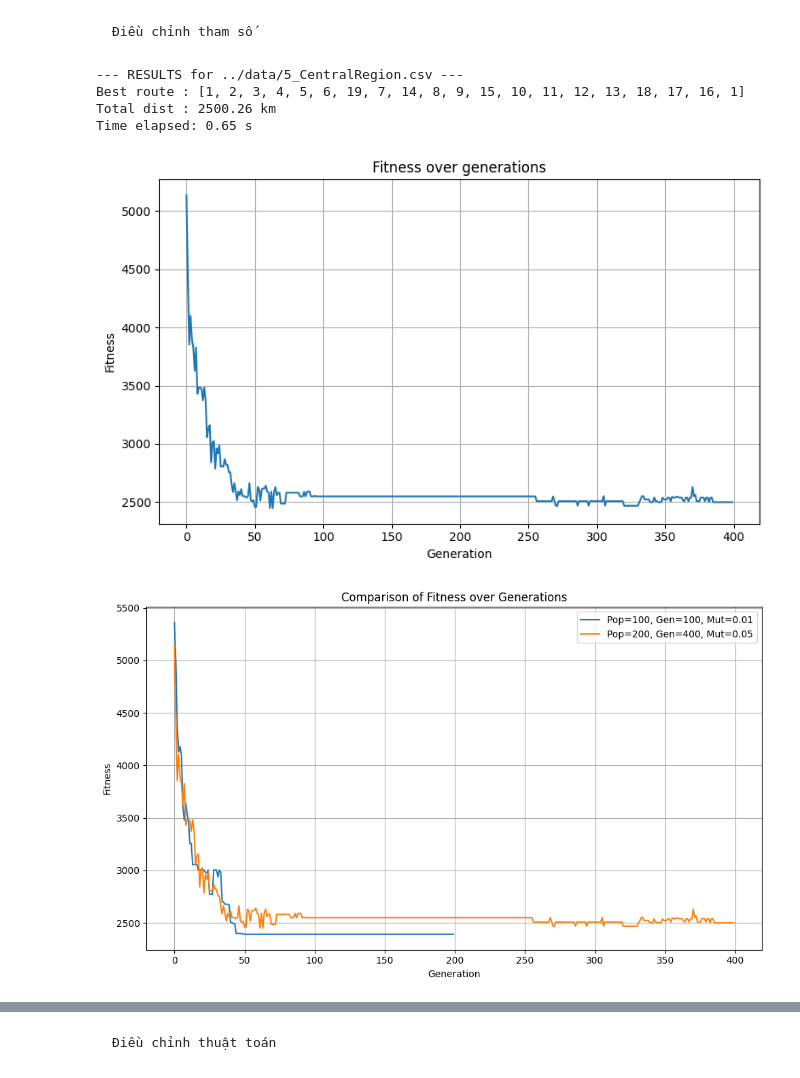
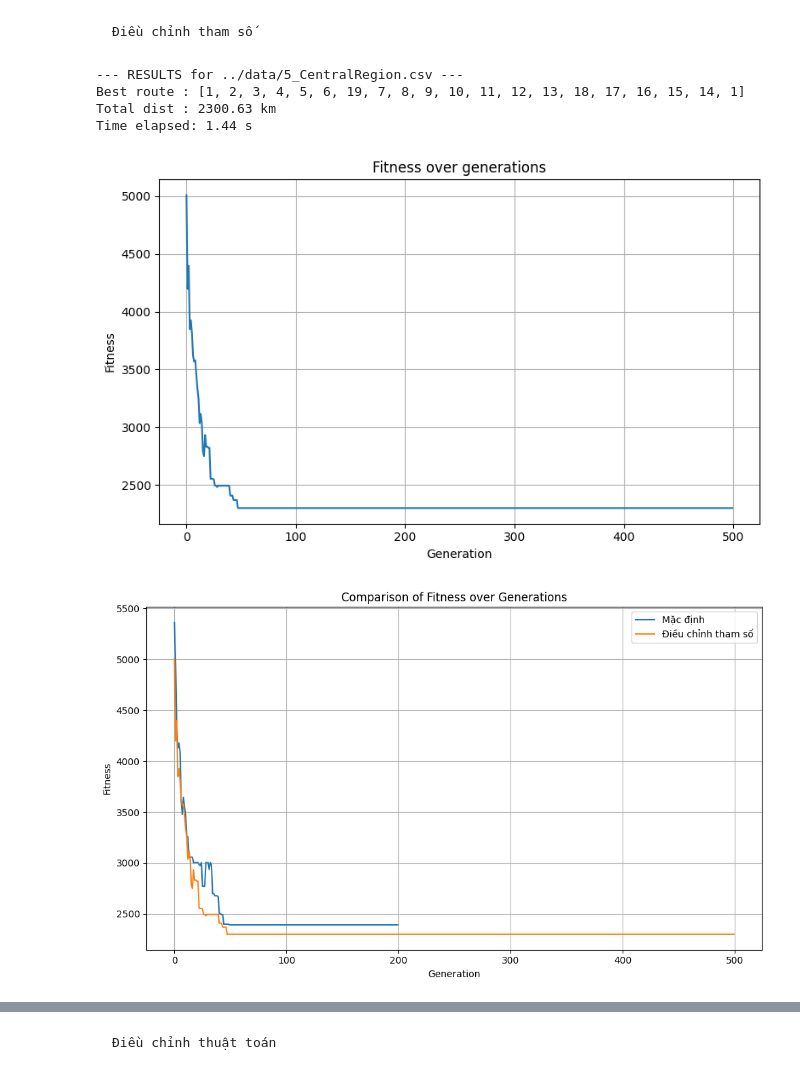
Before and after one commit to thilinnd/GA_TSP, a Jupyter notebook: src/data_optimal.ipynb, the cells around one changed output, grey strips where cells are left out. Saved outputs shown, nothing was run; the diff lists cells and outputs as text; code cells hidden in the pictures.

```diff
--- a/src/data_optimal.ipynb
+++ b/src/data_optimal.ipynb
@@ -270,24 +146,24 @@ Time elapsed: 0.17 s
 # %%
 resultT22 = analyze_ga(
     "../data/5_CentralRegion.csv",
-    population_size=200,
-    generations=400,
-    mutation_rate=0.05
+    population_size=250,
+    generations=500,
+    mutation_rate=0.03
 )
 # %% [output]
 --- RESULTS for ../data/5_CentralRegion.csv ---
-Best route : [1, 2, 3, 4, 5, 6, 19, 7, 14, 8, 9, 15, 10, 11, 12, 13, 18, 17, 16, 1]
-Total dist : 2500.26 km
-Time elapsed: 0.65 s
+Best route : [1, 2, 3, 4, 5, 6, 19, 7, 8, 9, 10, 11, 12, 13, 18, 17, 16, 15, 14, 1]
+Total dist : 2300.63 km
+Time elapsed: 1.44 s
-[figure, old version]
+[figure, new version]
 # %%
 plt.figure(figsize=(10,6))
 
 # Vẽ fitness của result1
-plt.plot(resultT2['fitness_history'], label='Pop=100, Gen=100, Mut=0.01')
+plt.plot(resultT2['fitness_history'], label='Mặc định')
 
 # Vẽ fitness của result2
-plt.plot(resultT22['fitness_history'], label='Pop=200, Gen=400, Mut=0.05')
+plt.plot(resultT22['fitness_history'], label='Điều chỉnh tham số')
 
 plt.title('Comparison of Fitness over Generations')
 plt.xlabel('Generation')
@@ -297,4 +173,4 @@ plt.grid(True)
 plt.tight_layout()
 plt.show()
 # %% [output]
-[figure, old version]
+[figure, new version]
```
Also changed, not shown: parts of 29 cells of this notebook, 1 other file.
